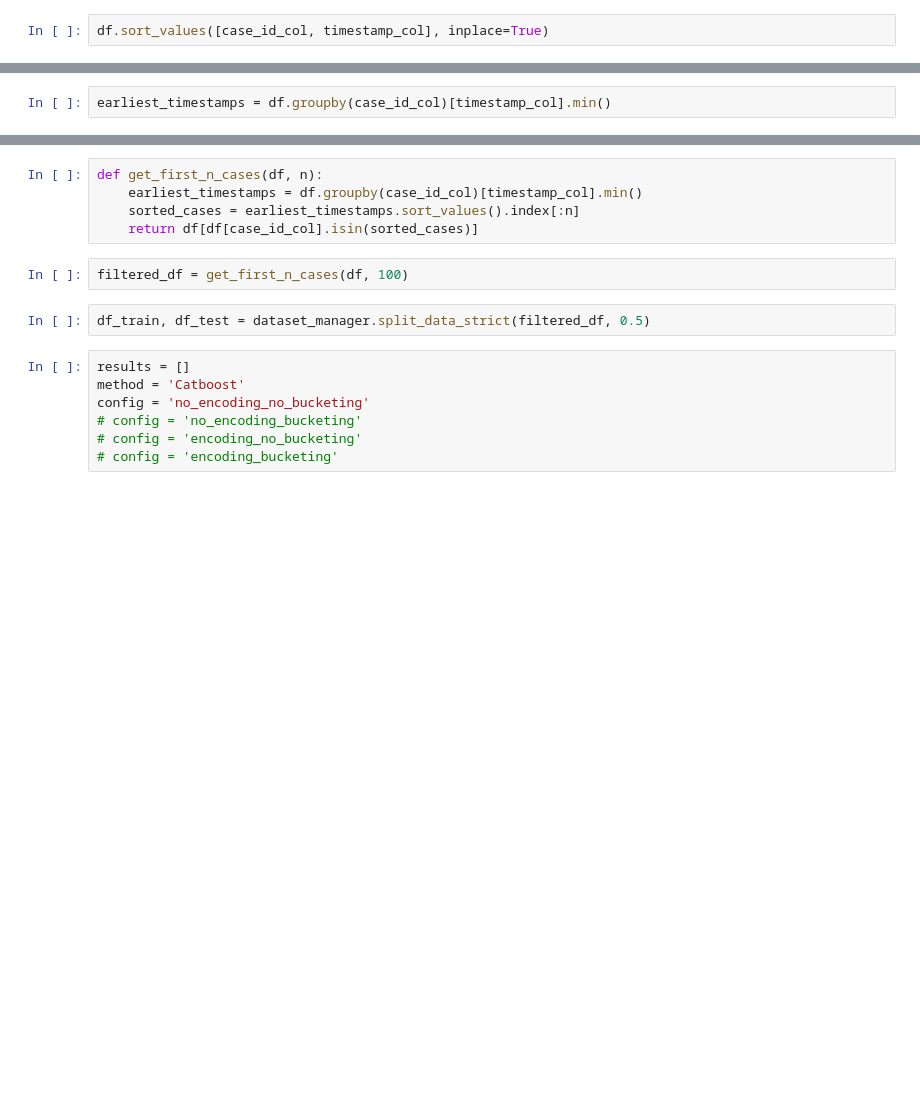
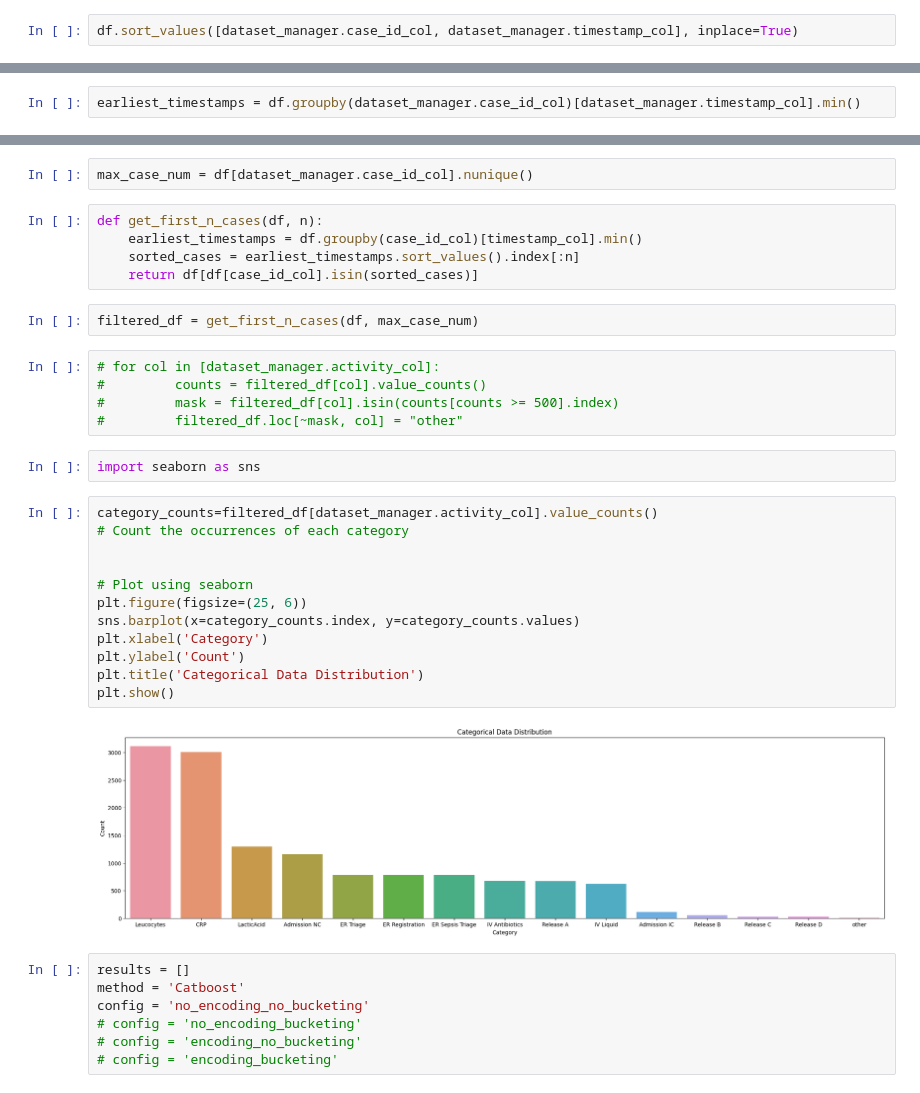
Before and after one commit to zahradbozorgi/JITCat, a Jupyter notebook: JITL/BPI2011_prediction_JITL.ipynb, the cells around one changed output, grey strips where cells are left out. Saved outputs shown, nothing was run; the diff lists cells and outputs as text; blank space fills up the shorter version.

```diff
--- a/JITL/BPI2011_prediction_JITL.ipynb
+++ b/JITL/BPI2011_prediction_JITL.ipynb
@@ -54,2 +47,2 @@ df[timestamp_col] = pd.to_datetime(df[timestamp_col])
 # %%
-df.sort_values([case_id_col, timestamp_col], inplace=True)
+df.sort_values([dataset_manager.case_id_col, dataset_manager.timestamp_col], inplace=True)
@@ -72,2 +69,2 @@ Index(['Diagnosis', 'Treatment code', 'Diagnosis code', 'Specialism code',
 # %%
-earliest_timestamps = df.groupby(case_id_col)[timestamp_col].min()
+earliest_timestamps = df.groupby(dataset_manager.case_id_col)[dataset_manager.timestamp_col].min()
@@ -88,12 +87,33 @@ Name: time:timestamp, Length: 1140, dtype: datetime64[ns]
+# %%
+max_case_num = df[dataset_manager.case_id_col].nunique()
 # %%
 def get_first_n_cases(df, n):
     earliest_timestamps = df.groupby(case_id_col)[timestamp_col].min()
     sorted_cases = earliest_timestamps.sort_values().index[:n]
     return df[df[case_id_col].isin(sorted_cases)]
 # %%
-filtered_df = get_first_n_cases(df, 100)
+filtered_df = get_first_n_cases(df, max_case_num)
-# %%
-df_train, df_test = dataset_manager.split_data_strict(filtered_df, 0.5)
+# %%
+# for col in [dataset_manager.activity_col]:
+#         counts = filtered_df[col].value_counts()
+#         mask = filtered_df[col].isin(counts[counts >= 500].index)
+#         filtered_df.loc[~mask, col] = "other"
+# %%
+import seaborn as sns
+# %%
+category_counts=filtered_df[dataset_manager.activity_col].value_counts()
+# Count the occurrences of each category
+
+
+# Plot using seaborn
+plt.figure(figsize=(25, 6))
+sns.barplot(x=category_counts.index, y=category_counts.values)
+plt.xlabel('Category')
+plt.ylabel('Count')
+plt.title('Categorical Data Distribution')
+plt.show()
+# %% [output]
+[figure, added]
 # %%
 results = []
 method = 'Catboost'
```
Also changed, not shown: parts of 34 cells of this notebook, 8 other files.
